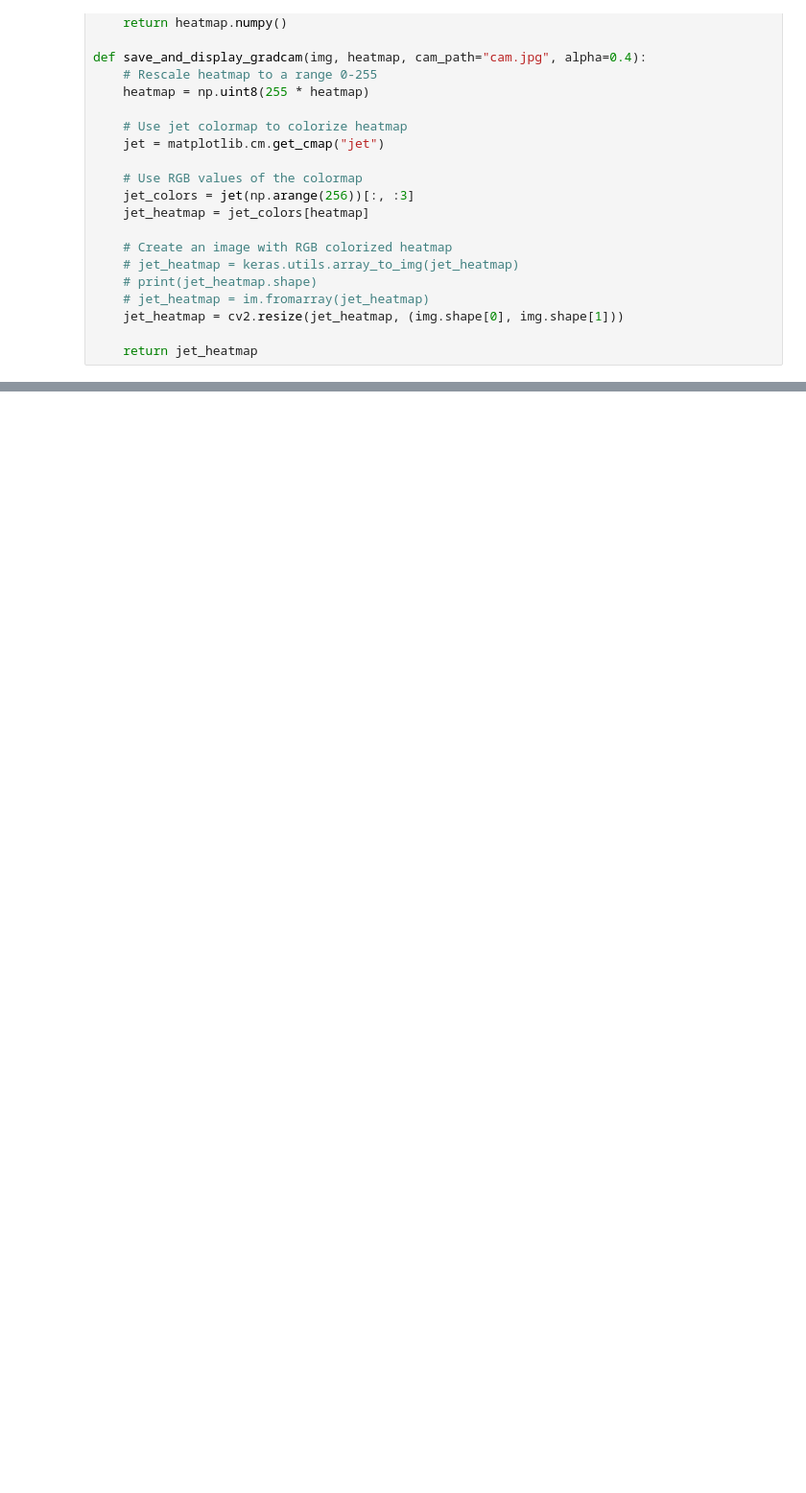
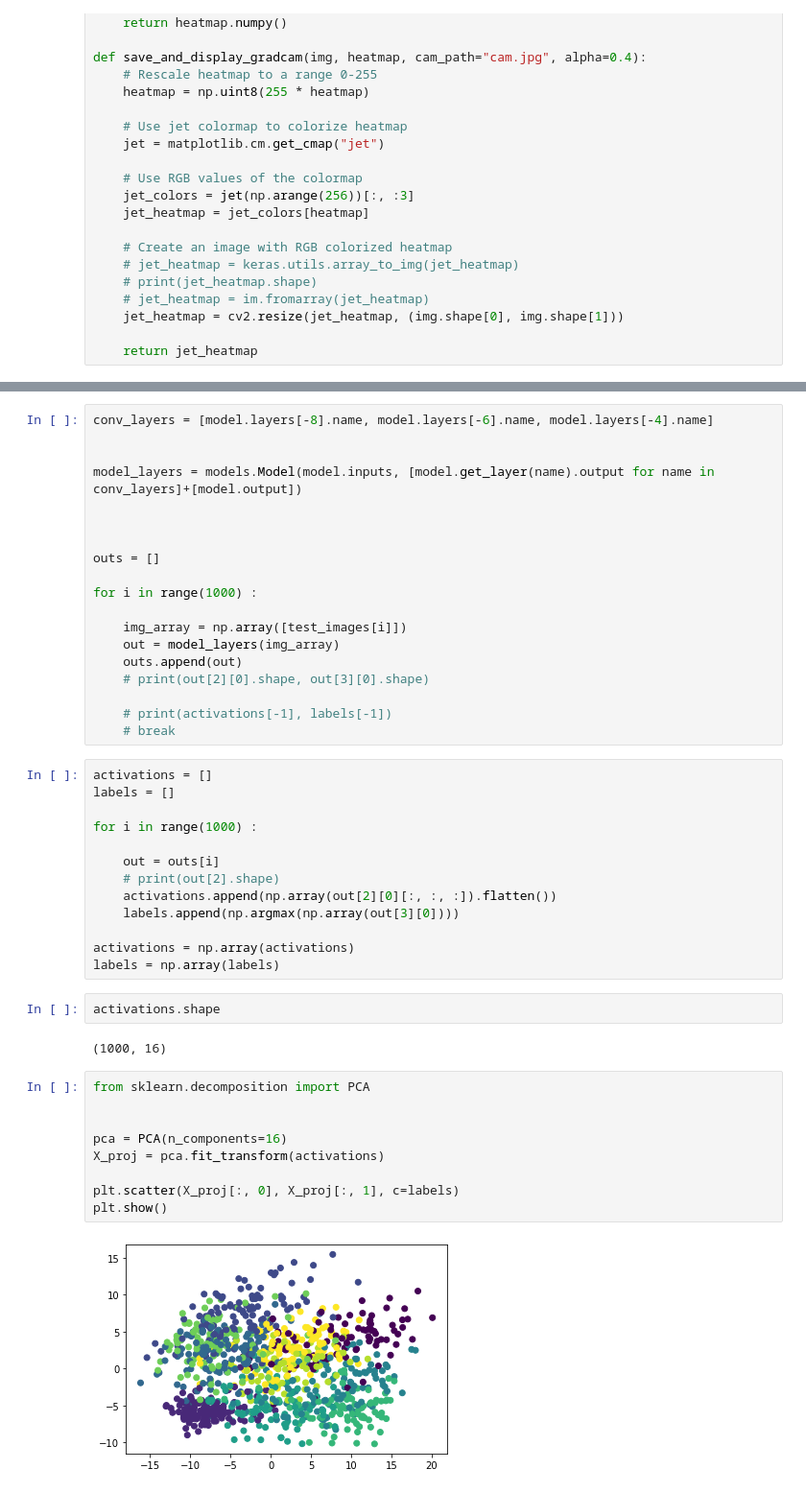
Before and after one commit to Salahidine2002/CNN_XAI, a Jupyter notebook: notebooks/tests.ipynb, the cells around one changed output, grey strips where cells are left out. Shown at 96% size. Saved outputs shown, nothing was run; the diff lists cells and outputs as text; blank space fills up the shorter version.

```diff
--- a/notebooks/tests.ipynb
+++ b/notebooks/tests.ipynb
@@ -177,0 +198,47 @@ Predicted: 4
+# %%
+conv_layers = [model.layers[-8].name, model.layers[-6].name, model.layers[-4].name]
+
+
+model_layers = models.Model(model.inputs, [model.get_layer(name).output for name in conv_layers]+[model.output])
+
+
+
+outs = []
+
+for i in range(1000) :
+
+    img_array = np.array([test_images[i]])
+    out = model_layers(img_array)
+    outs.append(out)
+    # print(out[2][0].shape, out[3][0].shape)
+
+    # print(activations[-1], labels[-1])
+    # break
+# %%
+activations = []
+labels = []
+
+for i in range(1000) :
+
+    out = outs[i]
+    # print(out[2].shape)
+    activations.append(np.array(out[2][0][:, :, :]).flatten())
+    labels.append(np.argmax(np.array(out[3][0])))
+
+activations = np.array(activations)
+labels = np.array(labels)
+# %%
+activations.shape
+# %% [output]
+(1000, 16)
+# %%
+from sklearn.decomposition import PCA
+
+
+pca = PCA(n_components=16)
+X_proj = pca.fit_transform(activations)
+
+plt.scatter(X_proj[:, 0], X_proj[:, 1], c=labels)
+plt.show()
+# %% [output]
+[figure, added]
```
Also changed, not shown: parts of 36 cells of this notebook.
